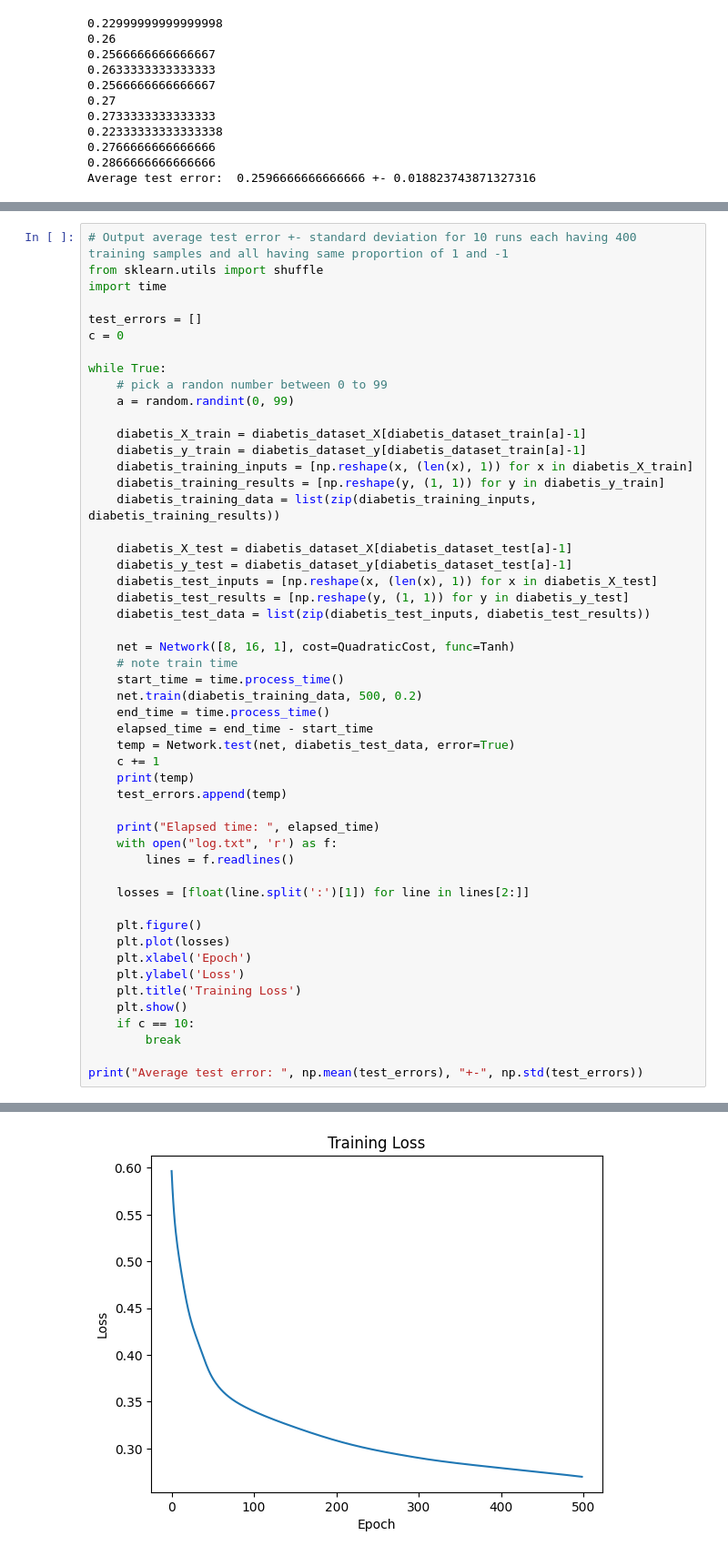
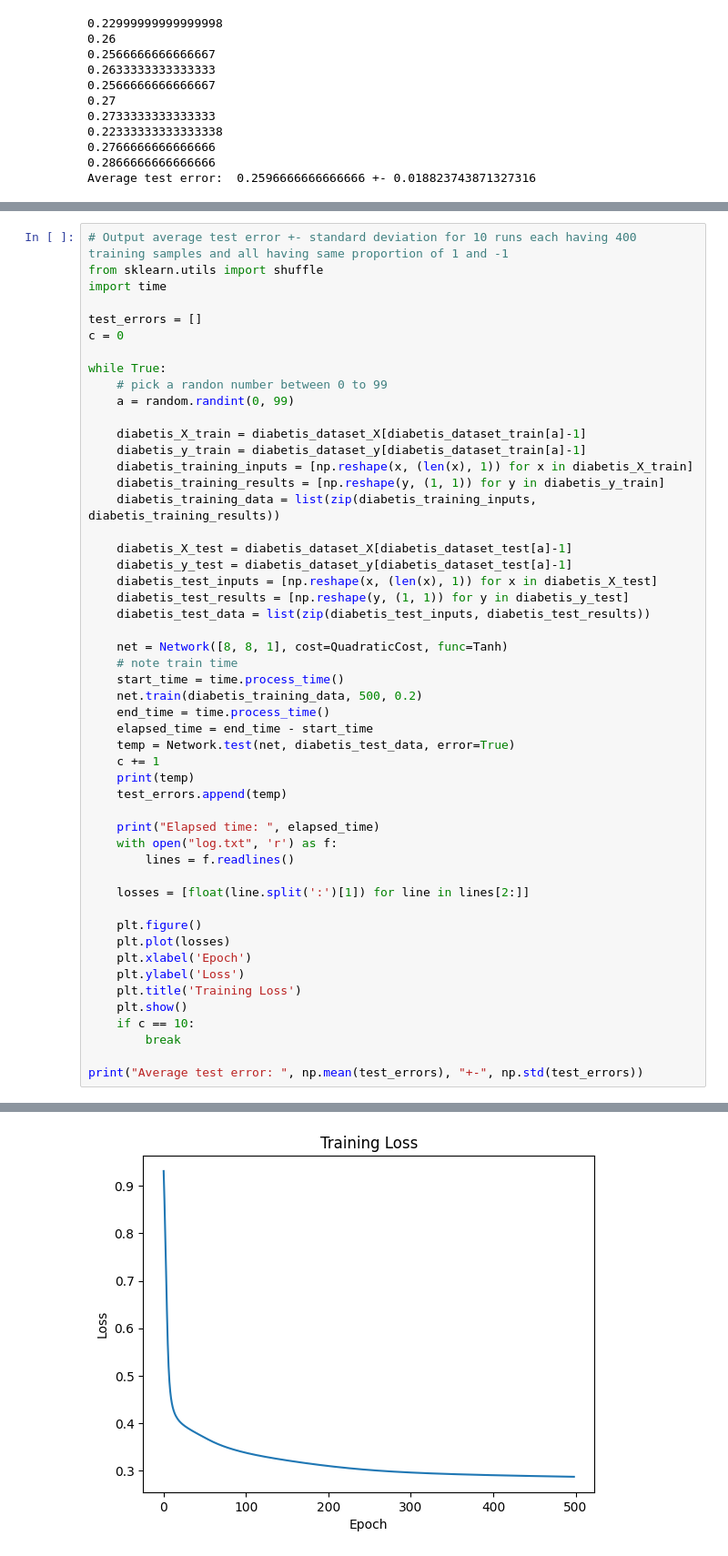
Before and after one commit to ksananth4424/ML_IISc, a Jupyter notebook: Gunnar_Ratsch/diabetis.ipynb, the cells around one changed output, grey strips where cells are left out. Shown at 91% size. Cells and saved outputs as stored; diff of their text form.

```diff
--- a/Gunnar_Ratsch/diabetis.ipynb
+++ b/Gunnar_Ratsch/diabetis.ipynb
@@ -407,7 +362,7 @@ while True:
     diabetis_test_results = [np.reshape(y, (1, 1)) for y in diabetis_y_test]
     diabetis_test_data = list(zip(diabetis_test_inputs, diabetis_test_results))
 
-    net = Network([8, 16, 1], cost=QuadraticCost, func=Tanh)
+    net = Network([8, 8, 1], cost=QuadraticCost, func=Tanh)
     # note train time
     start_time = time.process_time()
     net.train(diabetis_training_data, 500, 0.2)
@@ -452 +407 @@ Elapsed time:  4.84375
-[figure, old version]
+[figure, new version]
```
Also changed, not shown: parts of 4 cells of this notebook, 8 other files.
